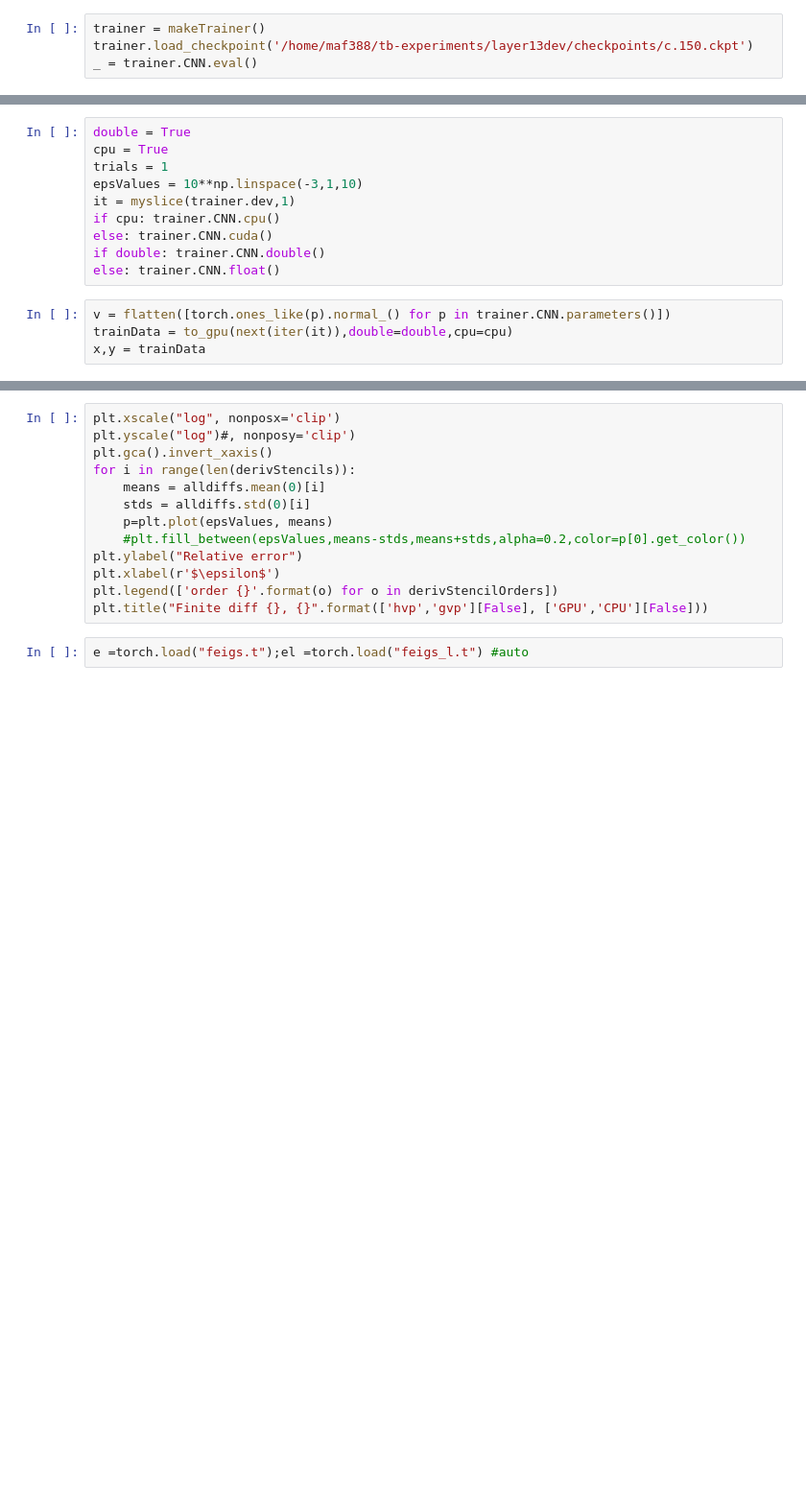
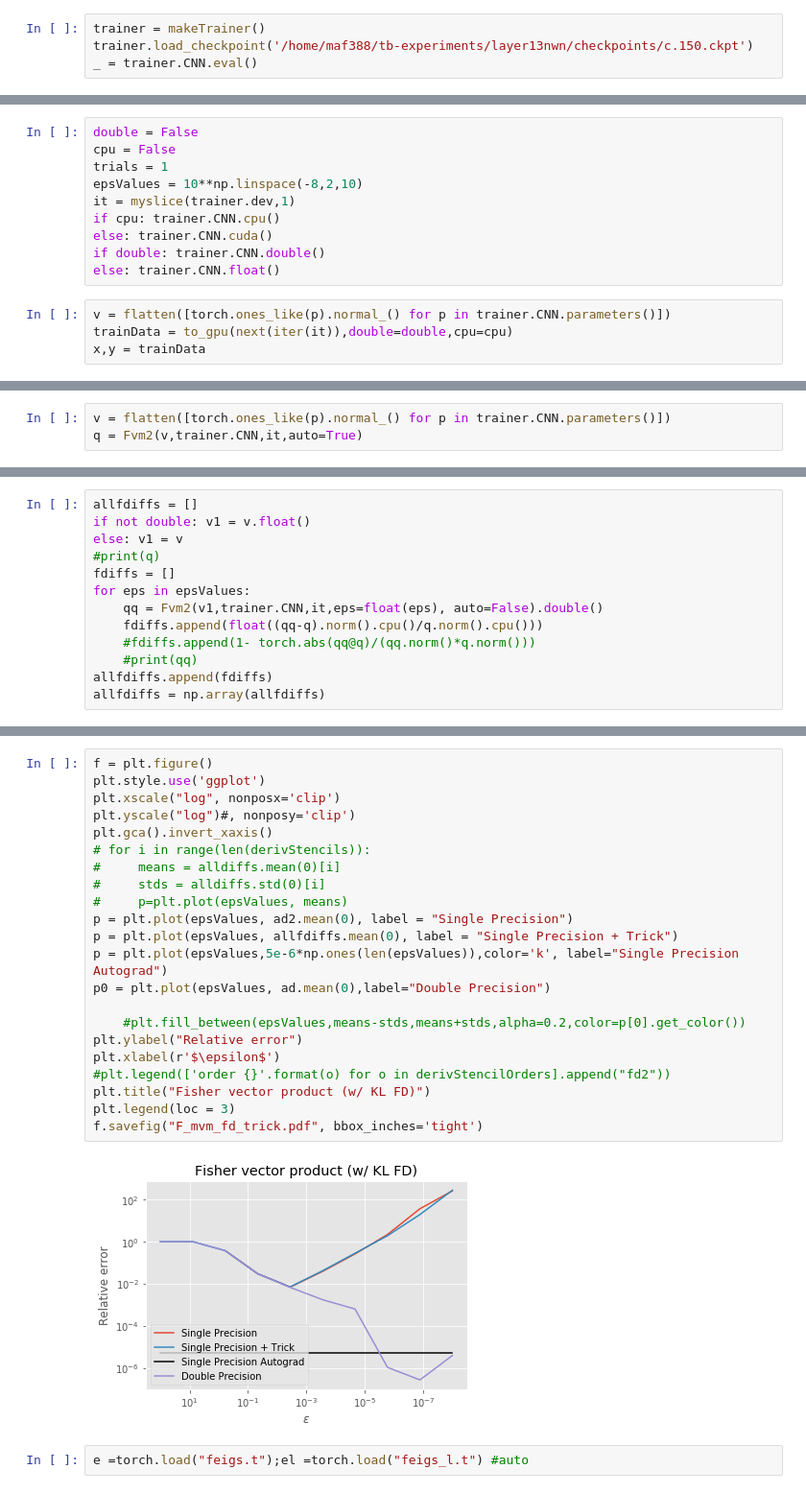
Before and after one commit to mfinzi/olive-oil-ml, a Jupyter notebook: experiments/HessianEigenvalues.ipynb, the cells around one changed output, grey strips where cells are left out. Shown at 96% size. Saved outputs shown, nothing was run; the diff lists cells and outputs as text; blank space fills up the shorter version.

```diff
--- a/experiments/HessianEigenvalues.ipynb
+++ b/experiments/HessianEigenvalues.ipynb
@@ -47,7 +50,7 @@ def makeTrainer():
     return CnnTrainer(fullCNN, datasets, opt_constr, lr_lambda, **trainer_config)
 # %%
 trainer = makeTrainer()
-trainer.load_checkpoint('/home/maf388/tb-experiments/layer13dev/checkpoints/c.150.ckpt')
+trainer.load_checkpoint('/home/maf388/tb-experiments/layer13nwn/checkpoints/c.150.ckpt')
 _ = trainer.CNN.eval()
 # %% [output]
 Files already downloaded and verified
@@ -94,10 +91,10 @@ class myslice(object):
 # %%
 _ = trainer.CNN.eval()
 # %%
-double = True
-cpu = True
+double = False
+cpu = False
 trials = 1
-epsValues = 10**np.linspace(-3,1,10)
+epsValues = 10**np.linspace(-8,2,10)
 it = myslice(trainer.dev,1)
 if cpu: trainer.CNN.cpu()
 else: trainer.CNN.cuda()
@@ -152,0 +133,3 @@ KeyboardInterrupt:
+# %%
+v = flatten([torch.ones_like(p).normal_() for p in trainer.CNN.parameters()])
+q = Fvm2(v,trainer.CNN,it,auto=True)
@@ -152,0 +143,13 @@ KeyboardInterrupt:
+# %%
+allfdiffs = []
+if not double: v1 = v.float()
+else: v1 = v
+#print(q)
+fdiffs = []
+for eps in epsValues:
+    qq = Fvm2(v1,trainer.CNN,it,eps=float(eps), auto=False).double()
+    fdiffs.append(float((qq-q).norm().cpu()/q.norm().cpu()))
+    #fdiffs.append(1- torch.abs(qq@q)/(qq.norm()*q.norm()))
+    #print(qq)
+allfdiffs.append(fdiffs)
+allfdiffs = np.array(allfdiffs)
@@ -153,16 +172,27 @@ KeyboardInterrupt:
 # %%
+f = plt.figure()
+plt.style.use('ggplot')
 plt.xscale("log", nonposx='clip')
 plt.yscale("log")#, nonposy='clip')
 plt.gca().invert_xaxis()
-for i in range(len(derivStencils)):
-    means = alldiffs.mean(0)[i]
-    stds = alldiffs.std(0)[i]
-    p=plt.plot(epsValues, means)
+# for i in range(len(derivStencils)):
+#     means = alldiffs.mean(0)[i]
+#     stds = alldiffs.std(0)[i]
+#     p=plt.plot(epsValues, means)
+p = plt.plot(epsValues, ad2.mean(0), label = "Single Precision")
+p = plt.plot(epsValues, allfdiffs.mean(0), label = "Single Precision + Trick")
+p = plt.plot(epsValues,5e-6*np.ones(len(epsValues)),color='k', label="Single Precision Autograd")
+p0 = plt.plot(epsValues, ad.mean(0),label="Double Precision")
+
     #plt.fill_between(epsValues,means-stds,means+stds,alpha=0.2,color=p[0].get_color())
 plt.ylabel("Relative error")
 plt.xlabel(r'$\epsilon$')
-plt.legend(['order {}'.format(o) for o in derivStencilOrders])
-plt.title("Finite diff {}, {}".format(['hvp','gvp'][False], ['GPU','CPU'][False]))
+#plt.legend(['order {}'.format(o) for o in derivStencilOrders].append("fd2"))
+plt.title("Fisher vector product (w/ KL FD)")
+plt.legend(loc = 3)
+f.savefig("F_mvm_fd_trick.pdf", bbox_inches='tight')
+# %% [output]
+[figure, added]
 # %%
 e =torch.load("feigs.t");el =torch.load("feigs_l.t") #auto
 # %%
```
Also changed, not shown: parts of 27 cells of this notebook, 10 other files.
